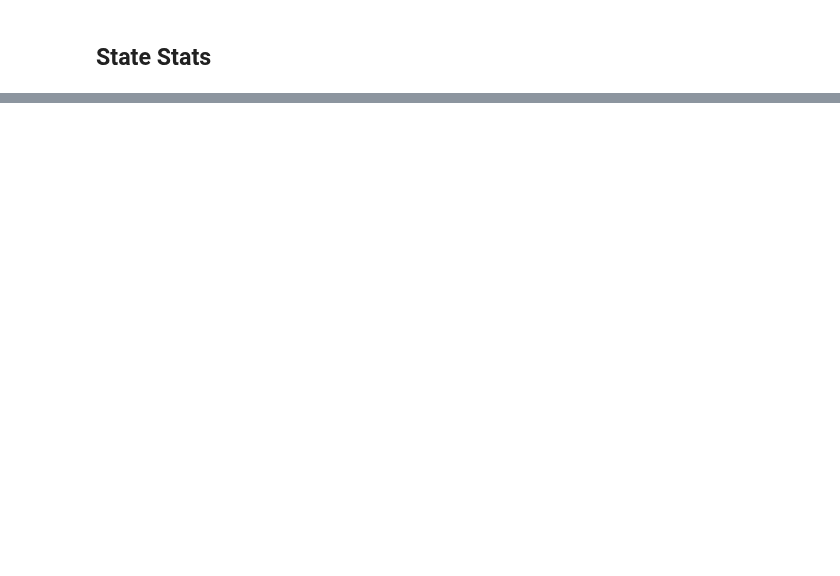
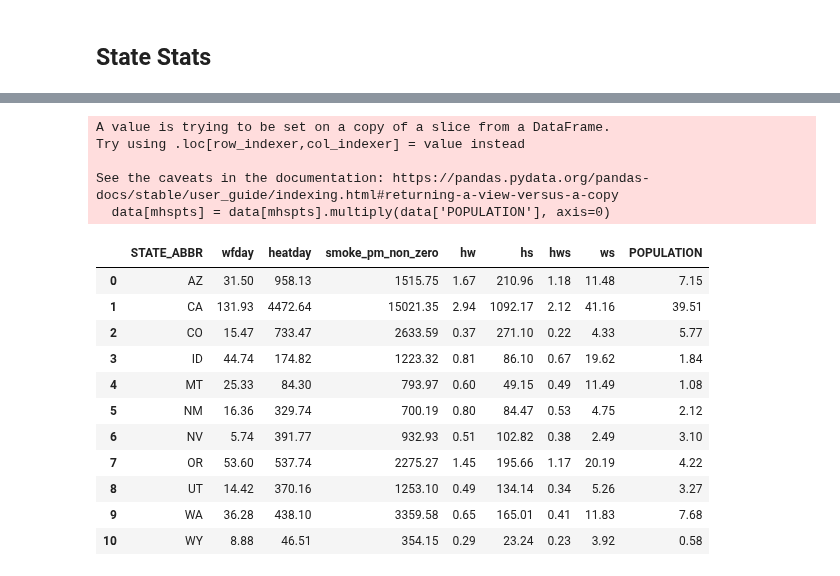
Before and after one commit to NSAPH-Projects/concurrence-climate-hazards, a Jupyter notebook: 301_stats_hotspots.ipynb, the cells around one changed output, grey strips where cells are left out. Saved outputs shown, nothing was run; the diff lists cells and outputs as text; code cells hidden in the pictures; blank space fills up the shorter version.

```diff
--- a/301_stats_hotspots.ipynb
+++ b/301_stats_hotspots.ipynb
@@ -222,0 +304,7 @@ df.head()
+# %%
+mhspts = ['heatday','wfday',
+ 'smoke_pm_non_zero',
+ 'hw','hs','ws','hws',
+ ]
+
+N_years = 15
@@ -223,3 +397,12 @@ df.head()
+# %%
+df = pd.read_parquet("outputs/d2-events-2d-230929.parquet")
+gdf = gpd.read_file('data/WesternUSCensusTract/CensusTract2020_WesternUS.shp')
+gdf = gdf[['FIPS', 'POPULATION', 'STATE_ABBR']]
+# Groupby operation
+
+data = df[mhspts + ['GEOID']]
+# sum exposure days per GEOID (census tract (ct) number)
+data = data.groupby('GEOID').sum()
+df1 = gdf.merge(data, left_on="FIPS", right_on="GEOID")
 # %%
-# Groupby operation
-data = df[hspts + ['POPULATION', 'STATE_ABBR']]
+data = df1[mhspts + ['POPULATION', 'STATE_ABBR']]
@@ -250,0 +444,24 @@ grouped_df["POPULATION"].sum()
+# %%
+data[mhspts] = data[mhspts].multiply(data['POPULATION'], axis=0)
+# %% [output]
+A value is trying to be set on a copy of a slice from a DataFrame.
+Try using .loc[row_indexer,col_indexer] = value instead
+
+See the caveats in the documentation: https://pandas.pydata.org/pandas-docs/stable/user_guide/indexing.html#returning-a-view-versus-a-copy
+  data[mhspts] = data[mhspts].multiply(data['POPULATION'], axis=0)
+# %%
+temp = data[data.STATE_ABBR != "TX"].groupby('STATE_ABBR').sum().divide(1000000, axis=0).round(2).reset_index()
+temp
+# %% [output]
+|  | STATE_ABBR | wfday | heatday | smoke_pm_non_zero | hw | hs | hws | ws | POPULATION |
+| 0 | AZ | 31.50 | 958.13 | 1515.75 | 1.67 | 210.96 | 1.18 | 11.48 | 7.15 |
+| 1 | CA | 131.93 | 4472.64 | 15021.35 | 2.94 | 1092.17 | 2.12 | 41.16 | 39.51 |
+| 2 | CO | 15.47 | 733.47 | 2633.59 | 0.37 | 271.10 | 0.22 | 4.33 | 5.77 |
+| 3 | ID | 44.74 | 174.82 | 1223.32 | 0.81 | 86.10 | 0.67 | 19.62 | 1.84 |
+| 4 | MT | 25.33 | 84.30 | 793.97 | 0.60 | 49.15 | 0.49 | 11.49 | 1.08 |
+| 5 | NM | 16.36 | 329.74 | 700.19 | 0.80 | 84.47 | 0.53 | 4.75 | 2.12 |
+| 6 | NV | 5.74 | 391.77 | 932.93 | 0.51 | 102.82 | 0.38 | 2.49 | 3.10 |
+| 7 | OR | 53.60 | 537.74 | 2275.27 | 1.45 | 195.66 | 1.17 | 20.19 | 4.22 |
+| 8 | UT | 14.42 | 370.16 | 1253.10 | 0.49 | 134.14 | 0.34 | 5.26 | 3.27 |
+| 9 | WA | 36.28 | 438.10 | 3359.58 | 0.65 | 165.01 | 0.41 | 11.83 | 7.68 |
+| 10 | WY | 8.88 | 46.51 | 354.15 | 0.29 | 23.24 | 0.23 | 3.92 | 0.58 |
```
Also changed, not shown: parts of 63 cells of this notebook, 24 other files.
